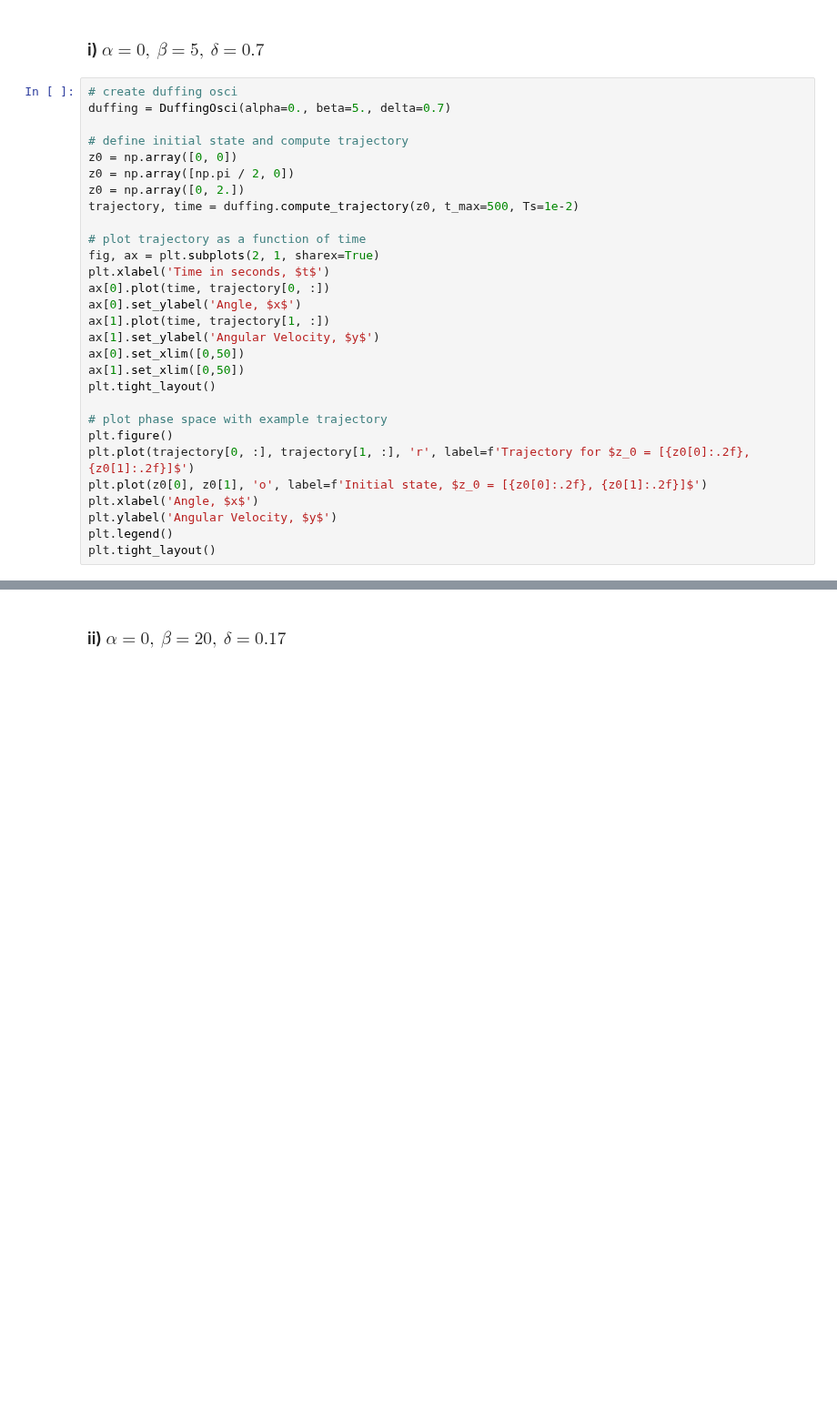
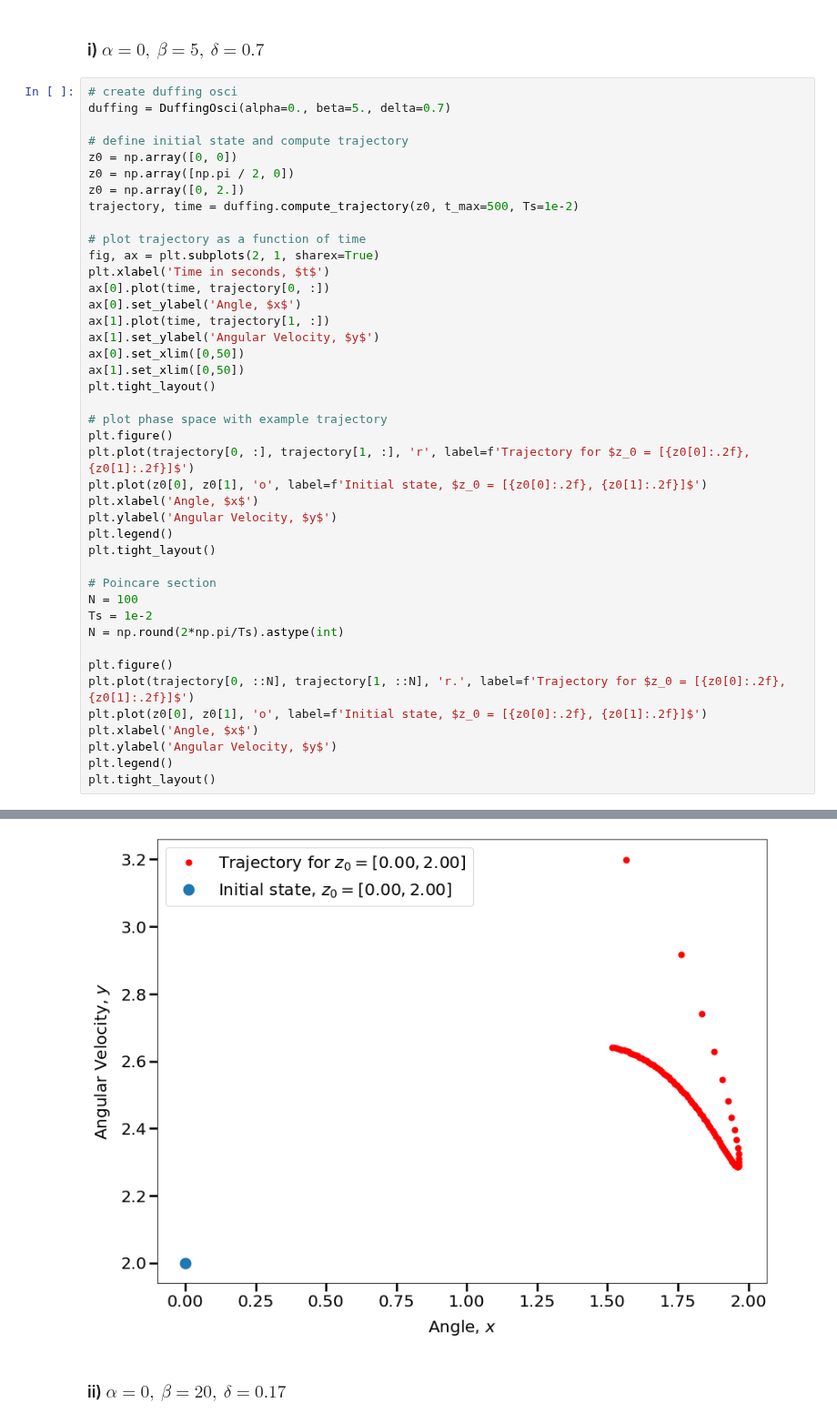
Before and after one commit to FelixSto/NSP_Assignments, a Jupyter notebook: notebooks/assignments/3-2-Sophie.ipynb, the cells around one changed output, grey strips where cells are left out. Shown at 91% size. Saved outputs shown, nothing was run; the diff lists cells and outputs as text; blank space fills up the shorter version.

Commit message:
poincare

```diff
--- a/notebooks/assignments/3-2-Sophie.ipynb
+++ b/notebooks/assignments/3-2-Sophie.ipynb
@@ -80,33 +80,47 @@ class DuffingOsci():
 duffing = DuffingOsci(alpha=0., beta=5., delta=0.7)
 
 # define initial state and compute trajectory
 z0 = np.array([0, 0])
 z0 = np.array([np.pi / 2, 0])
 z0 = np.array([0, 2.])
 trajectory, time = duffing.compute_trajectory(z0, t_max=500, Ts=1e-2)
 
 # plot trajectory as a function of time
 fig, ax = plt.subplots(2, 1, sharex=True)
 plt.xlabel('Time in seconds, $t$')
 ax[0].plot(time, trajectory[0, :])
 ax[0].set_ylabel('Angle, $x$')
 ax[1].plot(time, trajectory[1, :])
 ax[1].set_ylabel('Angular Velocity, $y$')
 ax[0].set_xlim([0,50])
 ax[1].set_xlim([0,50])
 plt.tight_layout()
 
 # plot phase space with example trajectory
 plt.figure()
 plt.plot(trajectory[0, :], trajectory[1, :], 'r', label=f'Trajectory for $z_0 = [{z0[0]:.2f}, {z0[1]:.2f}]$')
 plt.plot(z0[0], z0[1], 'o', label=f'Initial state, $z_0 = [{z0[0]:.2f}, {z0[1]:.2f}]$')
 plt.xlabel('Angle, $x$')
 plt.ylabel('Angular Velocity, $y$')
 plt.legend()
 plt.tight_layout()
+
+# Poincare section
+N = 100
+Ts = 1e-2
+N = np.round(2*np.pi/Ts).astype(int)
+
+plt.figure()
+plt.plot(trajectory[0, ::N], trajectory[1, ::N], 'r.', label=f'Trajectory for $z_0 = [{z0[0]:.2f}, {z0[1]:.2f}]$')
+plt.plot(z0[0], z0[1], 'o', label=f'Initial state, $z_0 = [{z0[0]:.2f}, {z0[1]:.2f}]$')
+plt.xlabel('Angle, $x$')
+plt.ylabel('Angular Velocity, $y$')
+plt.legend()
+plt.tight_layout()
 # %% [output]
 [figure]
 [figure]
+[figure, added]
 # %% [markdown]
 ### ii) $\alpha=0, ~ \beta=20,~ \delta = 0.17$
 # %%
```
Also changed, not shown: parts of 2 cells of this notebook.
